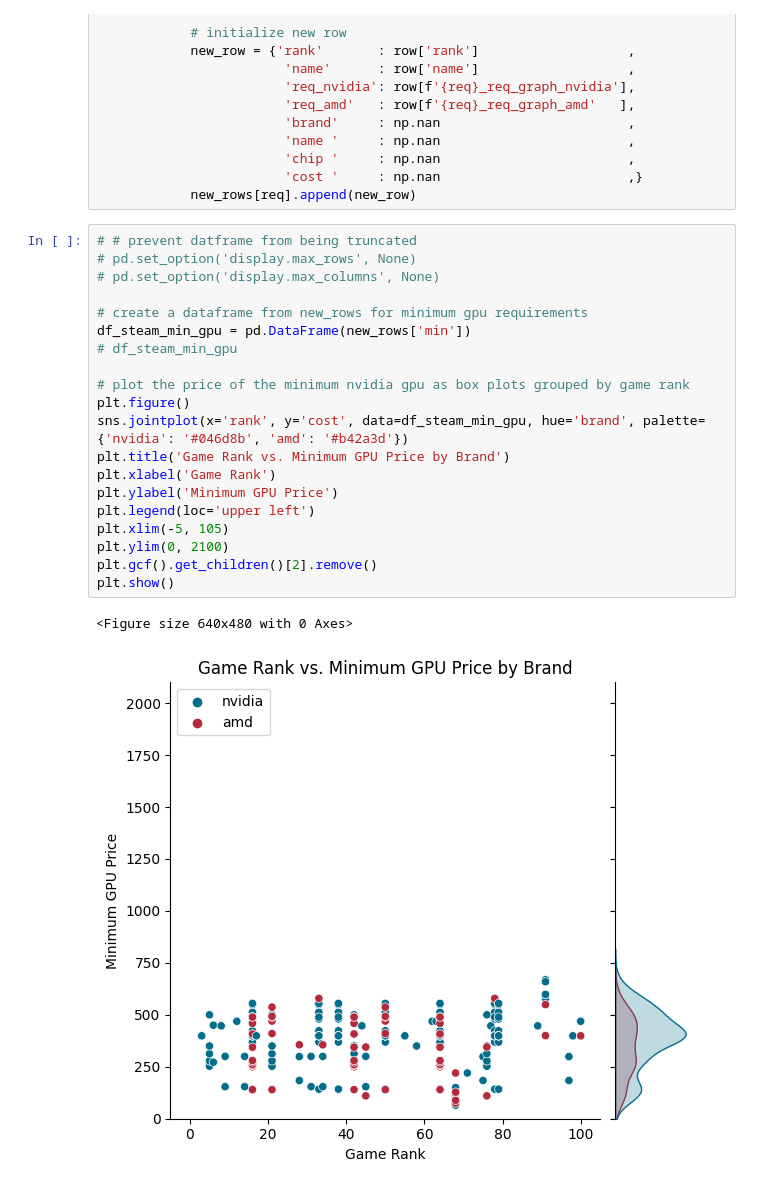
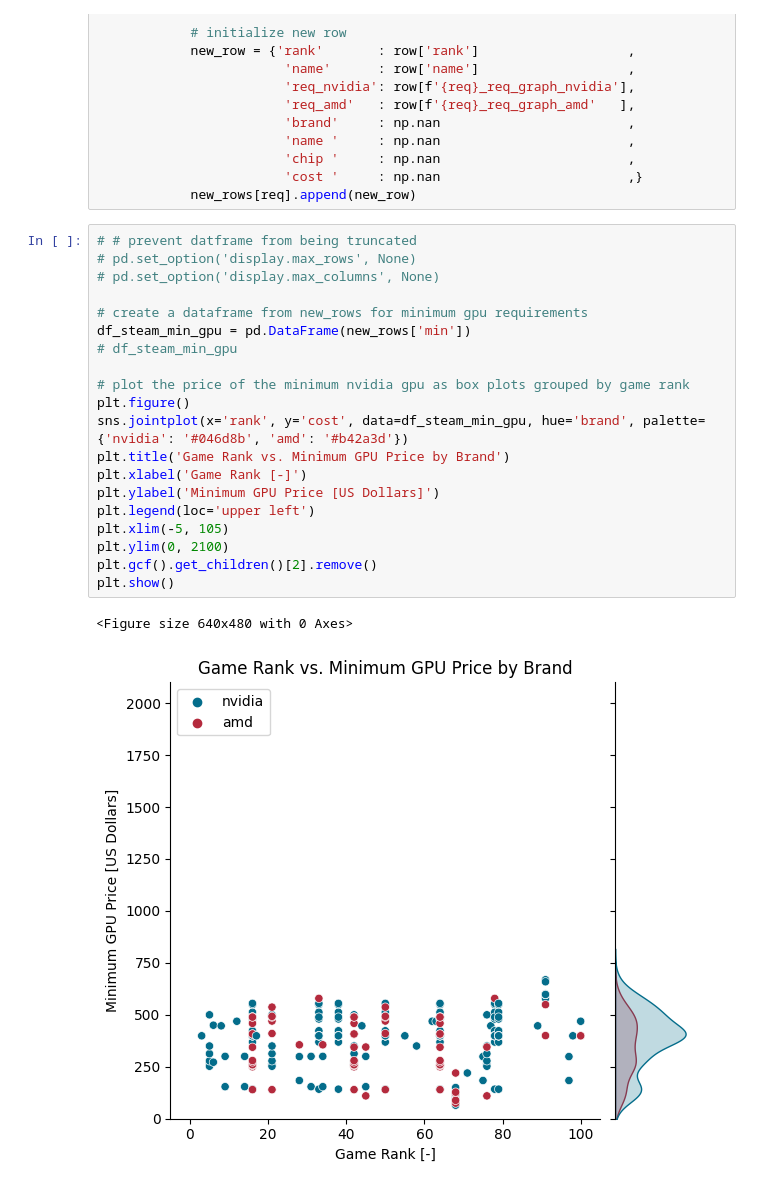
Before and after one commit to knoppds/CSCI_5502_Group_Project_01, a Jupyter notebook: gp_01_steam_data_visualization.ipynb, the cells around one changed output. Saved outputs shown, nothing was run; the diff lists cells and outputs as text.

Commit message:
Updates visualizations for steam data, adds screenshots of plots for website

```diff
--- a/gp_01_steam_data_visualization.ipynb
+++ b/gp_01_steam_data_visualization.ipynb
@@ -316,26 +316,26 @@ for index, row in df_steam.iterrows():
 # %%
 # # prevent datframe from being truncated
 # pd.set_option('display.max_rows', None)
 # pd.set_option('display.max_columns', None)
 
 # create a dataframe from new_rows for minimum gpu requirements
 df_steam_min_gpu = pd.DataFrame(new_rows['min'])
 # df_steam_min_gpu
 
 # plot the price of the minimum nvidia gpu as box plots grouped by game rank
 plt.figure()
 sns.jointplot(x='rank', y='cost', data=df_steam_min_gpu, hue='brand', palette={'nvidia': '#046d8b', 'amd': '#b42a3d'})
 plt.title('Game Rank vs. Minimum GPU Price by Brand')
-plt.xlabel('Game Rank')
-plt.ylabel('Minimum GPU Price')
+plt.xlabel('Game Rank [-]')
+plt.ylabel('Minimum GPU Price [US Dollars]')
 plt.legend(loc='upper left')
 plt.xlim(-5, 105)
 plt.ylim(0, 2100)
 plt.gcf().get_children()[2].remove()
 plt.show()
 # %% [output]
 <Figure size 640x480 with 0 Axes>
-[figure, old version]
+[figure, new version]
 # %%
 # # prevent datframe from being truncated
 # pd.set_option('display.max_rows'   , 20)
```
Also changed, not shown: parts of 2 cells of this notebook, 6 other files.
